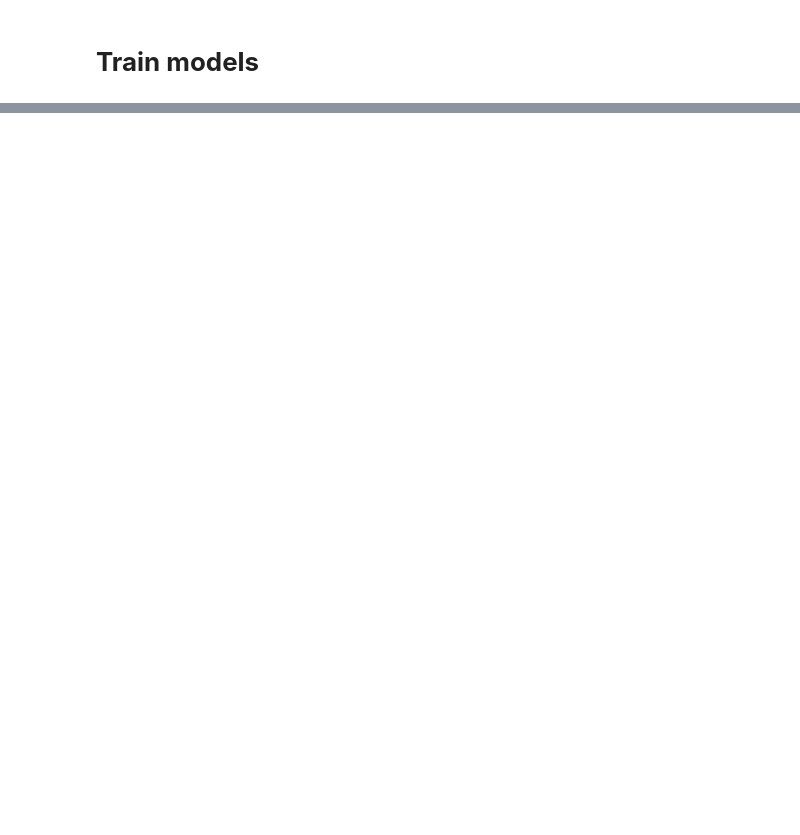
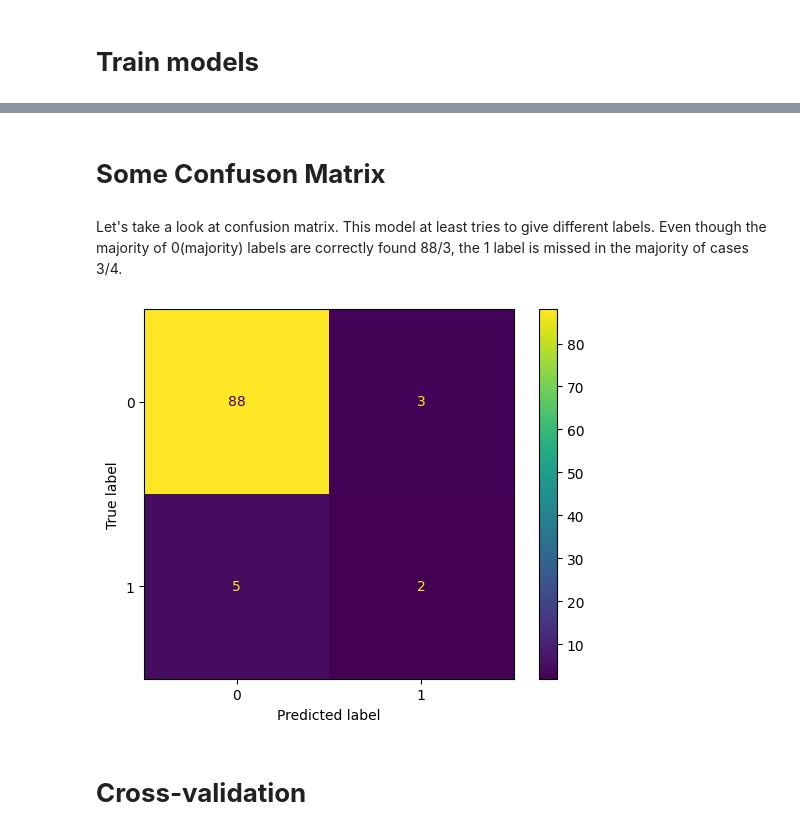
Before and after one commit to Alisizationed/sigmoid_homeworks, a Jupyter notebook: hw_10_missing_values_imputation/Sigmoid_HW_10.ipynb, the cells around one changed output, grey strips where cells are left out. Drawn from its saved outputs; the diff is of its cells as text; code cells hidden in the pictures; blank space fills up the shorter version.

```diff
--- a/hw_10_missing_values_imputation/Sigmoid_HW_10.ipynb
+++ b/hw_10_missing_values_imputation/Sigmoid_HW_10.ipynb
@@ -250,0 +273,3 @@ Random Forest behaved similarly to Logistic Regression in the sense that its sco
+# %%
+sm = SMOTE(random_state=42)
+X_train, y_train = sm.fit_resample(X_train, y_train)
@@ -250,0 +278,7 @@ Random Forest behaved similarly to Logistic Regression in the sense that its sco
+# %%
+X_trains = []
+X_tests = []
+# %%
+for imputer in imputers:
+  X_trains.append(std_scaler.fit_transform(imputer.fit_transform(X_train)))
+  X_tests.append(std_scaler.transform(imputer.transform(X_test)))
@@ -250,0 +287,8 @@ Random Forest behaved similarly to Logistic Regression in the sense that its sco
+# %%
+results = pd.DataFrame([], columns=['imputation algorithm', 'prediction_algorithm', 'f1 score'])
+
+for model_name, model in zip(model_names, models):
+  for name, X_train, X_test in zip(names, X_trains, X_tests):
+    model.fit(X_train, y_train)
+    y_pred = model.predict(X_test)
+    results.loc[len(results)] = [name, model_name, f1_score(y_test, y_pred)]
@@ -250,0 +333,22 @@ Random Forest behaved similarly to Logistic Regression in the sense that its sco
+# %% [markdown]
+# **Some Confuson Matrix**
+# %% [markdown]
+Let's take a look at confusion matrix. This model at least tries to give different labels. Even though the majority of 0(majority) labels are correctly found 88/3, the 1 label is missed in the majority of cases 3/4.
+# %%
+model = RandomForestClassifier()
+
+model.fit(X_trains[0], y_train)
+y_pred = model.predict(X_test)
+
+cm = confusion_matrix(y_test, y_pred)
+
+disp = ConfusionMatrixDisplay(
+    confusion_matrix=cm
+)
+
+disp.plot()
+plt.show()
+# %% [output]
+[figure, added]
+# %% [markdown]
+# **Cross-validation**
```
Also changed, not shown: parts of 22 cells of this notebook.
